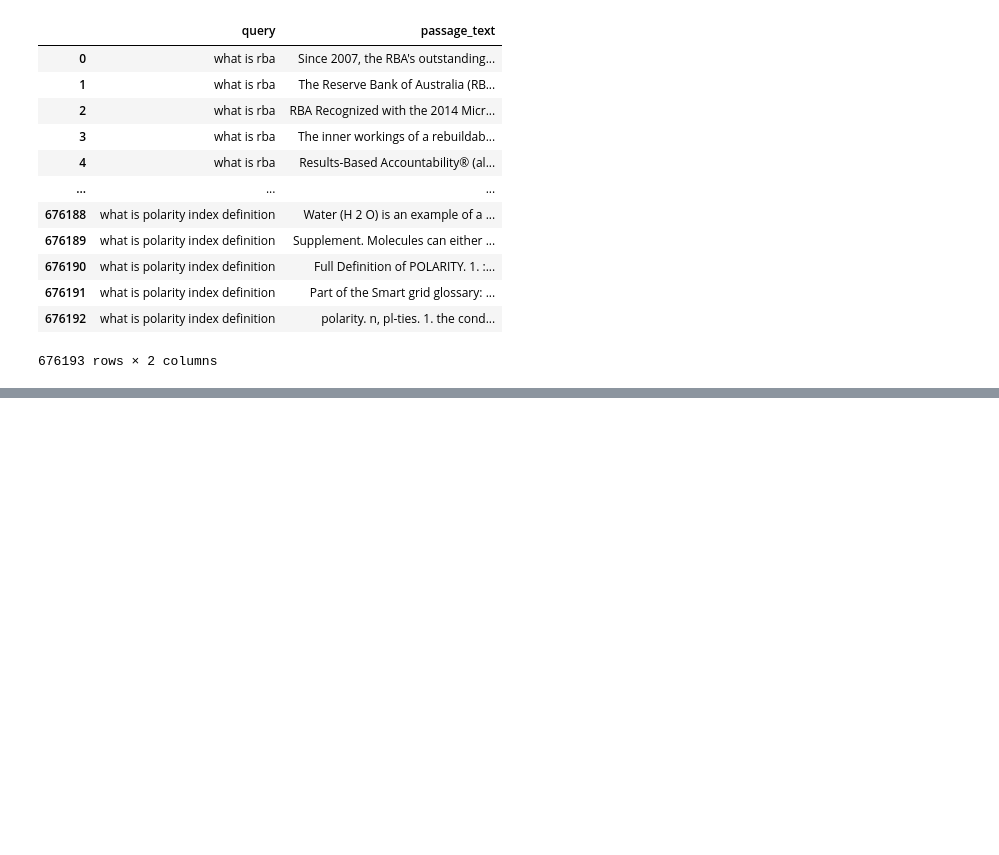
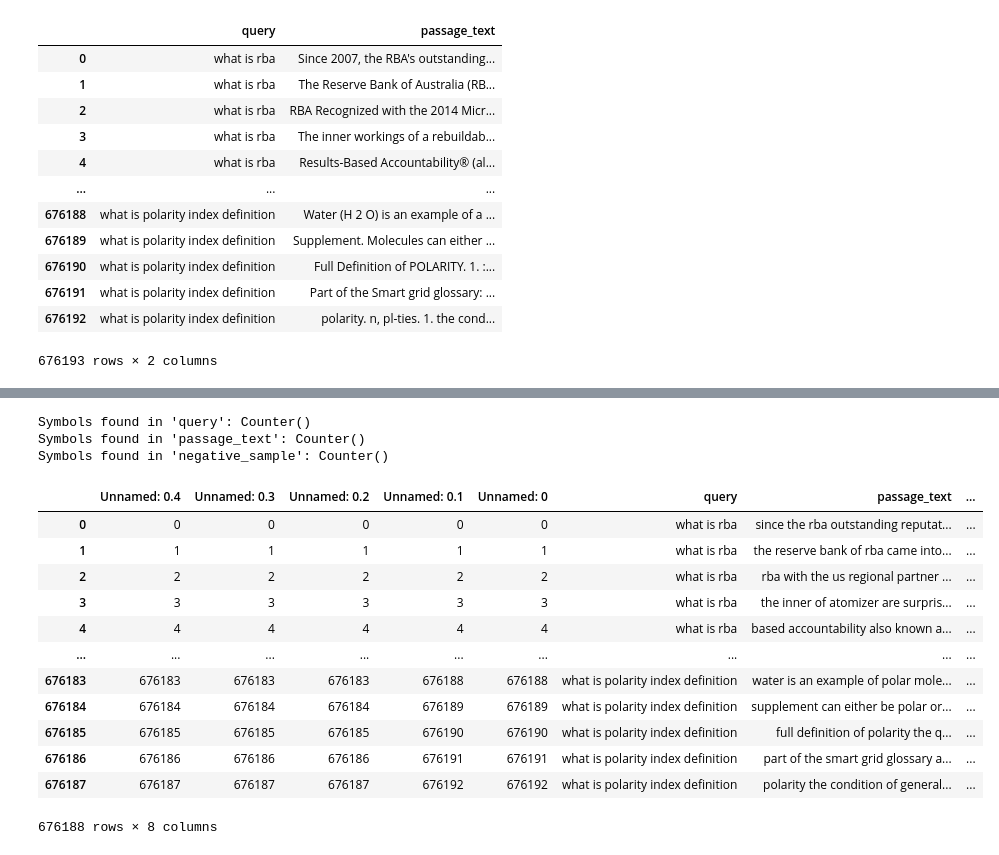
Before and after one commit to omare334/two_towers, a Jupyter notebook: creating_dataset-1.ipynb, the cells around one changed output, grey strips where cells are left out. Cells and saved outputs as stored; diff of their text form; code cells hidden in the pictures; blank space fills up the shorter version.

```diff
--- a/creating_dataset-1.ipynb
+++ b/creating_dataset-1.ipynb
@@ -187,0 +289,2 @@ result_with_negatives
+# %%
+result_with_negatives = pd.read_csv('results_negative.csv')
@@ -187,0 +327,5 @@ result_with_negatives
+# %%
+# Optionally, drop rows where cleaned text ends up empty
+result_with_negatives = result_with_negatives[result_with_negatives['query'] != '']
+result_with_negatives = result_with_negatives[result_with_negatives['passage_text'] != '']
+result_with_negatives = result_with_negatives[result_with_negatives['negative_sample'] != '']
@@ -187,0 +348,68 @@ result_with_negatives
+# %%
+# Function to identify and count symbols in a text
+def identify_symbols(text) -> collections.Counter:
+    # If text is a list, join it into a single string
+    if isinstance(text, list):
+        text = ' '.join(text)
+
+    # Use regex to find non-alphabetic characters (excluding spaces)
+    symbols = re.findall(r'[^a-zA-Z\s]', text)
+
+    # Count the occurrences of each symbol
+    symbol_counts = collections.Counter(symbols)
+
+    return symbol_counts
+
+# Apply identify_symbols to each column and store the results
+symbol_counts_query = identify_symbols(' '.join(df['query']))
+symbol_counts_passage = identify_symbols(' '.join(df['passage_text']))
+symbol_counts_negative = identify_symbols(' '.join(df['negative_sample']))
+
+# Display the symbol counts for each column
+print("Symbols found in 'query':", symbol_counts_query)
+print("Symbols found in 'passage_text':", symbol_counts_passage)
+print("Symbols found in 'negative_sample':", symbol_counts_negative)
+# %% [output]
+Symbols found in 'query': Counter()
+Symbols found in 'passage_text': Counter()
+Symbols found in 'negative_sample': Counter()
+# %%
+df = result_with_negatives
+# %%
+# Step 1: Concatenate all text into a single string
+all_text = ' '.join(df['query'].tolist() + df['passage_text'].tolist() + df['negative_sample'].tolist())
+
+# Step 2: Count word frequencies
+words = re.findall(r'\b\w+\b', all_text.lower())  # Split by word and ignore case
+word_counts = Counter(words)
+
+# Step 3: Get words that occur more than 15 times
+words_to_remove = {word for word, count in word_counts.items() if count < 15}
+
+# Step 4: Function to remove frequent words and single-character words
+def remove_frequent_and_single_char_words(text):
+    if isinstance(text, str):  # Check if the input is a string
+        # Split words and filter
+        return ' '.join(word for word in text.split() if word not in words_to_remove and len(word) > 1)
+    return text
+
+
+df['passage_text'] = df['passage_text'].apply(remove_frequent_and_single_char_words)
+df['negative_sample'] = df['negative_sample'].apply(remove_frequent_and_single_char_words)
+
+# Display the updated DataFrame
+df
+# %% [output]
+|  | Unnamed: 0.4 | Unnamed: 0.3 | Unnamed: 0.2 | Unnamed: 0.1 | Unnamed: 0 | query | passage_text | ... |
+| 0 | 0 | 0 | 0 | 0 | 0 | what is rba | since the rba outstanding reputat... | ... |
+| 1 | 1 | 1 | 1 | 1 | 1 | what is rba | the reserve bank of rba came into... | ... |
+| 2 | 2 | 2 | 2 | 2 | 2 | what is rba | rba with the us regional partner ... | ... |
+| 3 | 3 | 3 | 3 | 3 | 3 | what is rba | the inner of atomizer are surpris... | ... |
+| 4 | 4 | 4 | 4 | 4 | 4 | what is rba | based accountability also known a... | ... |
+| ... | ... | ... | ... | ... | ... | ... | ... | ... |
+| 676183 | 676183 | 676183 | 676183 | 676188 | 676188 | what is polarity index definition | water is an example of polar mole... | ... |
+| 676184 | 676184 | 676184 | 676184 | 676189 | 676189 | what is polarity index definition | supplement can either be polar or... | ... |
+| 676185 | 676185 | 676185 | 676185 | 676190 | 676190 | what is polarity index definition | full definition of polarity the q... | ... |
+| 676186 | 676186 | 676186 | 676186 | 676191 | 676191 | what is polarity index definition | part of the smart grid glossary a... | ... |
+| 676187 | 676187 | 676187 | 676187 | 676192 | 676192 | what is polarity index definition | polarity the condition of general... | ... |
+676188 rows × 8 columns
```
Also changed, not shown: parts of 9 cells of this notebook, 3 other files.
